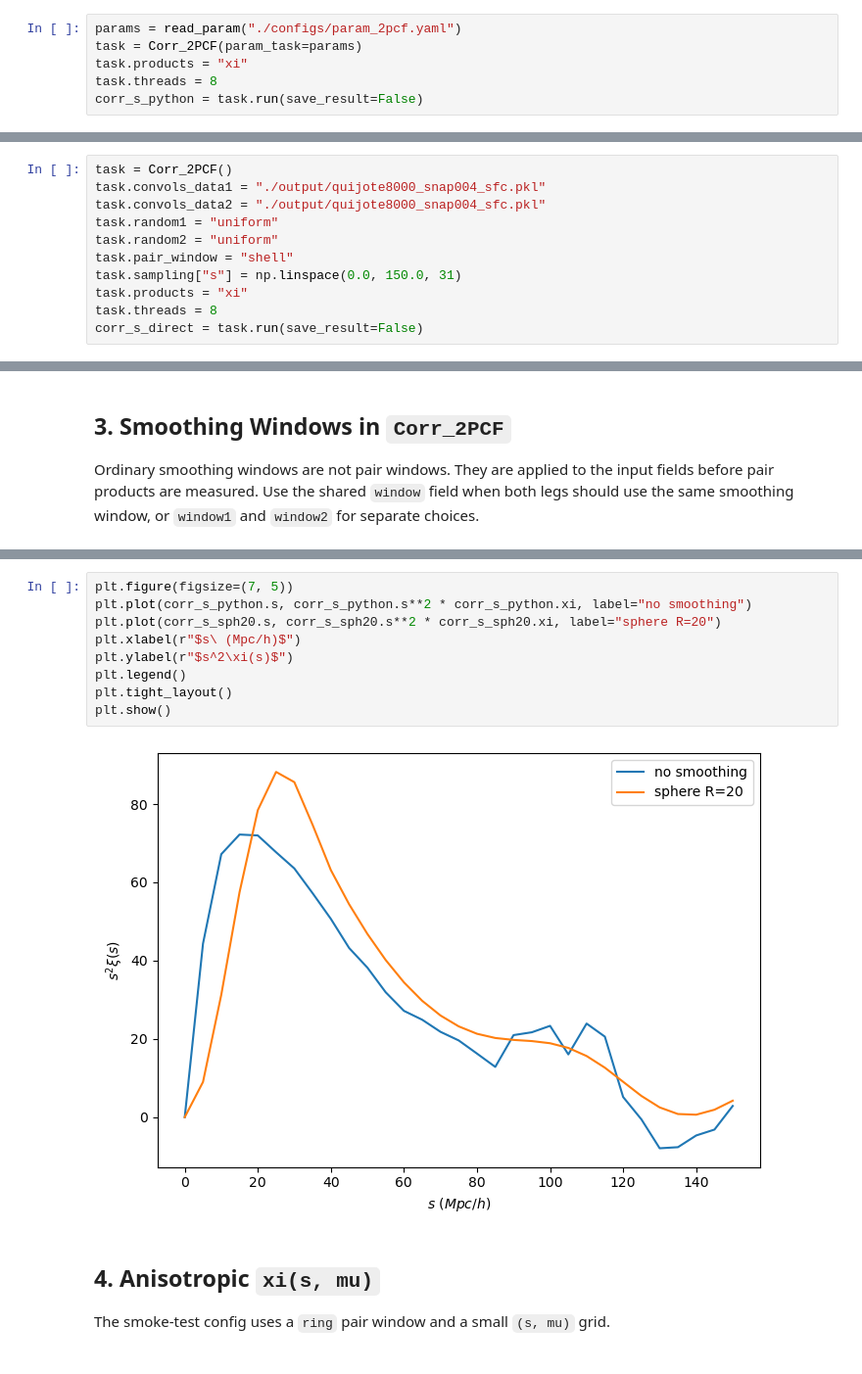
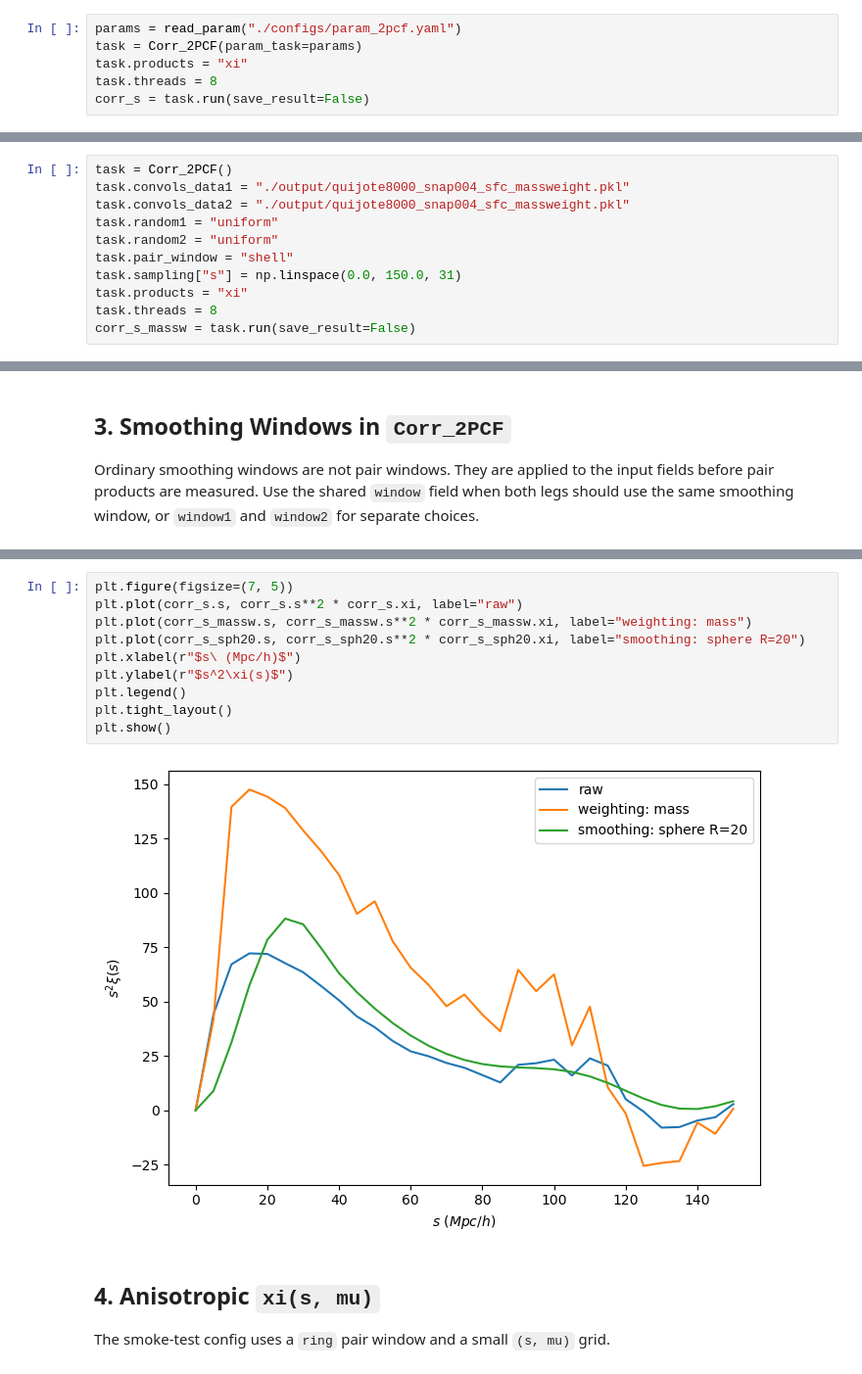
Before and after one commit to SYSUSPA-Projects/PyHermes, a Jupyter notebook: examples/notebooks/corr2pcf.ipynb, the cells around one changed output, grey strips where cells are left out. Shown at 98% size. Saved outputs shown, nothing was run; the diff lists cells and outputs as text.

```diff
--- a/examples/notebooks/corr2pcf.ipynb
+++ b/examples/notebooks/corr2pcf.ipynb
@@ -143,5 +143,5 @@ params = read_param("./configs/param_2pcf.yaml")
 task = Corr_2PCF(param_task=params)
 task.products = "xi"
 task.threads = 8
-corr_s_python = task.run(save_result=False)
+corr_s = task.run(save_result=False)
 # %% [output]
@@ -166,13 +166,13 @@ corr_s_python = task.run(save_result=False)
 You can also build a small task directly. In Python, `sampling` entries may be arrays.
 # %%
 task = Corr_2PCF()
-task.convols_data1 = "./output/quijote8000_snap004_sfc.pkl"
-task.convols_data2 = "./output/quijote8000_snap004_sfc.pkl"
+task.convols_data1 = "./output/quijote8000_snap004_sfc_massweight.pkl"
+task.convols_data2 = "./output/quijote8000_snap004_sfc_massweight.pkl"
 task.random1 = "uniform"
 task.random2 = "uniform"
 task.pair_window = "shell"
 task.sampling["s"] = np.linspace(0.0, 150.0, 31)
 task.products = "xi"
 task.threads = 8
-corr_s_direct = task.run(save_result=False)
+corr_s_massw = task.run(save_result=False)
 # %% [output]
@@ -229,14 +229,15 @@ corr_s_sph20 = task.run(save_result=False)
 # %%
 plt.figure(figsize=(7, 5))
-plt.plot(corr_s_python.s, corr_s_python.s**2 * corr_s_python.xi, label="no smoothing")
-plt.plot(corr_s_sph20.s, corr_s_sph20.s**2 * corr_s_sph20.xi, label="sphere R=20")
+plt.plot(corr_s.s, corr_s.s**2 * corr_s.xi, label="raw")
+plt.plot(corr_s_massw.s, corr_s_massw.s**2 * corr_s_massw.xi, label="weighting: mass")
+plt.plot(corr_s_sph20.s, corr_s_sph20.s**2 * corr_s_sph20.xi, label="smoothing: sphere R=20")
 plt.xlabel(r"$s\ (Mpc/h)$")
 plt.ylabel(r"$s^2\xi(s)$")
 plt.legend()
 plt.tight_layout()
 plt.show()
 # %% [output]
-[figure, old version]
+[figure, new version]
 # %% [markdown]
 ## 4. Anisotropic `xi(s, mu)`
 
```
Also changed, not shown: parts of 17 cells of this notebook, 1 other file.
